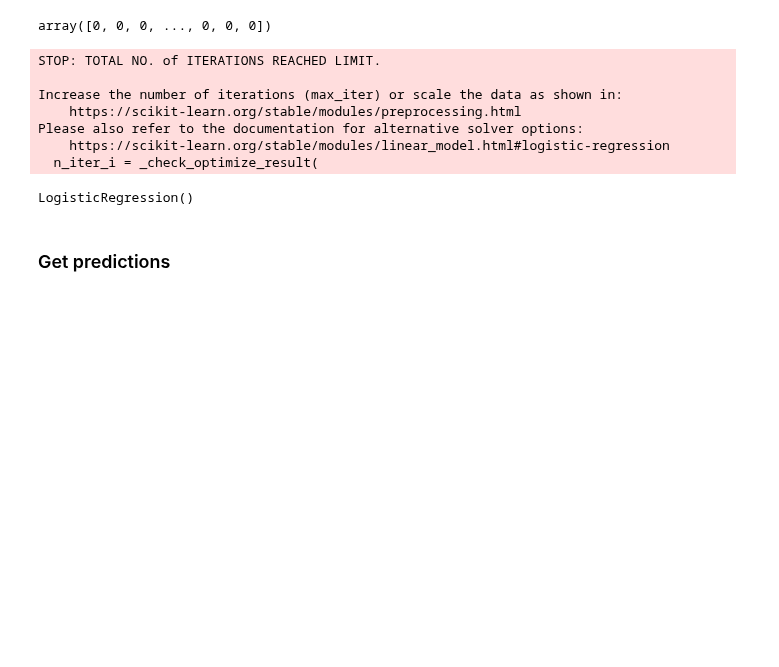
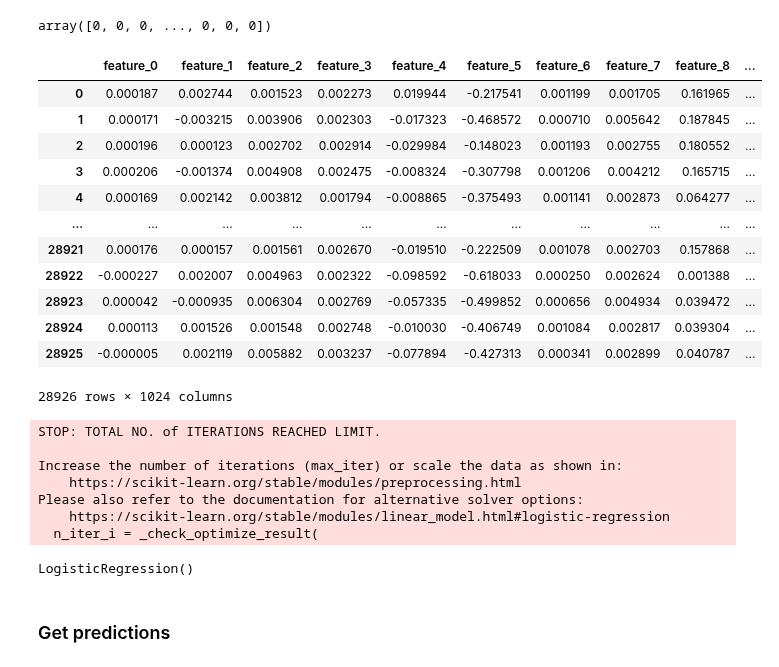
Before and after one commit to VA0211/BreastCancer_BIRADS, a Jupyter notebook: torch/ldiep_feature_selection.ipynb, the cells around one changed output. Cells and saved outputs as stored; diff of their text form; code cells hidden in the pictures; blank space fills up the shorter version.

```diff
--- a/torch/ldiep_feature_selection.ipynb
+++ b/torch/ldiep_feature_selection.ipynb
@@ -234,3 +230,19 @@ array([0, 0, 0, ..., 0, 0, 0])
+# %%
+X_resampled
+# %% [output]
+|  | feature_0 | feature_1 | feature_2 | feature_3 | feature_4 | feature_5 | feature_6 | feature_7 | feature_8 | ... |
+| 0 | 0.000187 | 0.002744 | 0.001523 | 0.002273 | 0.019944 | -0.217541 | 0.001199 | 0.001705 | 0.161965 | ... |
+| 1 | 0.000171 | -0.003215 | 0.003906 | 0.002303 | -0.017323 | -0.468572 | 0.000710 | 0.005642 | 0.187845 | ... |
+| 2 | 0.000196 | 0.000123 | 0.002702 | 0.002914 | -0.029984 | -0.148023 | 0.001193 | 0.002755 | 0.180552 | ... |
+| 3 | 0.000206 | -0.001374 | 0.004908 | 0.002475 | -0.008324 | -0.307798 | 0.001206 | 0.004212 | 0.165715 | ... |
+| 4 | 0.000169 | 0.002142 | 0.003812 | 0.001794 | -0.008865 | -0.375493 | 0.001141 | 0.002873 | 0.064277 | ... |
+| ... | ... | ... | ... | ... | ... | ... | ... | ... | ... | ... |
+| 28921 | 0.000176 | 0.000157 | 0.001561 | 0.002670 | -0.019510 | -0.222509 | 0.001078 | 0.002703 | 0.157868 | ... |
+| 28922 | -0.000227 | 0.002007 | 0.004963 | 0.002322 | -0.098592 | -0.618033 | 0.000250 | 0.002624 | 0.001388 | ... |
+| 28923 | 0.000042 | -0.000935 | 0.006304 | 0.002769 | -0.057335 | -0.499852 | 0.000656 | 0.004934 | 0.039472 | ... |
+| 28924 | 0.000113 | 0.001526 | 0.001548 | 0.002748 | -0.010030 | -0.406749 | 0.001084 | 0.002817 | 0.039304 | ... |
+| 28925 | -0.000005 | 0.002119 | 0.005882 | 0.003237 | -0.077894 | -0.427313 | 0.000341 | 0.002899 | 0.040787 | ... |
+28926 rows × 1024 columns
 # %%
 # Create a logistic regression model
 logistic_regression = LogisticRegression()
```
Also changed, not shown: parts of 15 cells of this notebook.
